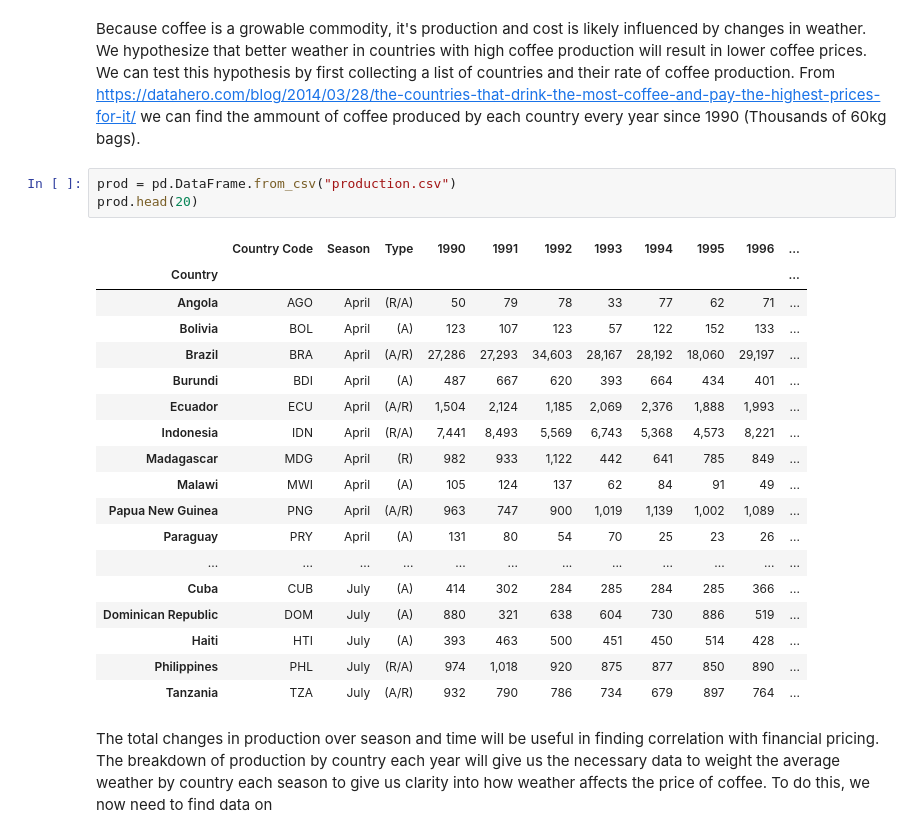
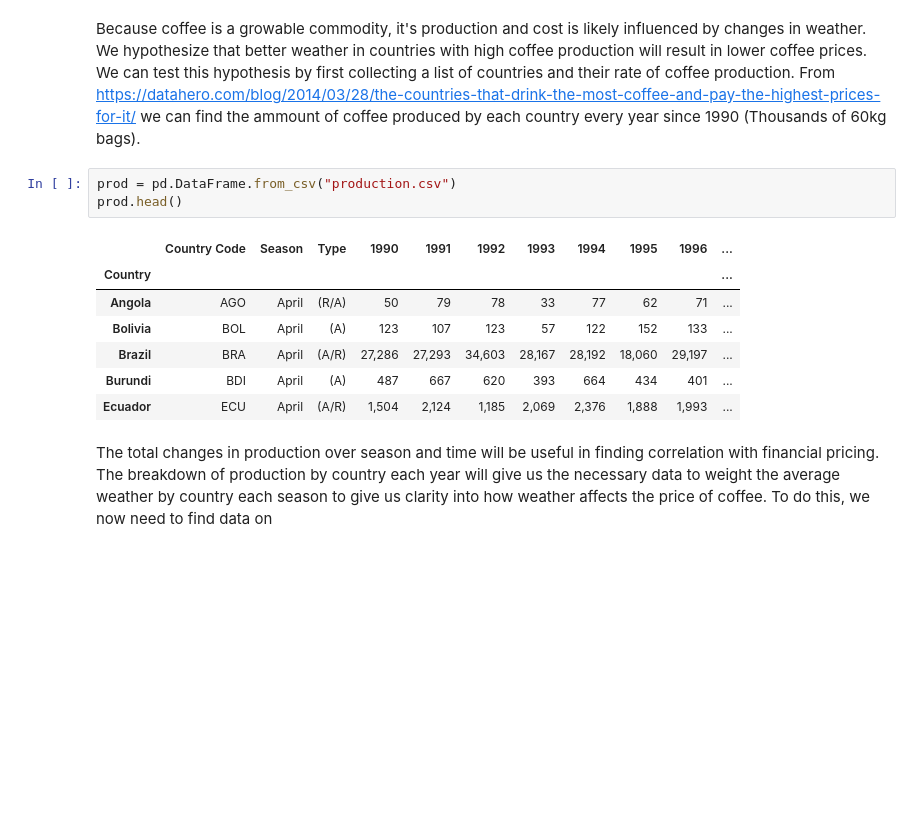
Before and after one commit to janezchen/coffee, a Jupyter notebook: coffee_weather.ipynb, the cells around one changed output. Cells and saved outputs as stored; diff of their text form; blank space fills up the shorter version.

```diff
--- a/coffee_weather.ipynb
+++ b/coffee_weather.ipynb
@@ -96,26 +99,15 @@ resources:
 Because coffee is a growable commodity, it's production and cost is likely influenced by changes in weather. We hypothesize that better weather in countries with high coffee production will result in lower coffee prices. We can test this hypothesis by first collecting a list of countries and their rate of coffee production. From https://datahero.com/blog/2014/03/28/the-countries-that-drink-the-most-coffee-and-pay-the-highest-prices-for-it/ we can find the ammount of coffee produced by each country every year since 1990 (Thousands of 60kg bags).
 # %%
 prod = pd.DataFrame.from_csv("production.csv")
-prod.head(20)
+prod.head()
 # %% [output]
 |  | Country Code | Season | Type | 1990 | 1991 | 1992 | 1993 | 1994 | 1995 | 1996 | ... |
 | Country |  |  |  |  |  |  |  |  |  |  | ... |
 | Angola | AGO | April | (R/A) | 50 | 79 | 78 | 33 | 77 | 62 | 71 | ... |
 | Bolivia | BOL | April | (A) | 123 | 107 | 123 | 57 | 122 | 152 | 133 | ... |
 | Brazil | BRA | April | (A/R) | 27,286 | 27,293 | 34,603 | 28,167 | 28,192 | 18,060 | 29,197 | ... |
 | Burundi | BDI | April | (A) | 487 | 667 | 620 | 393 | 664 | 434 | 401 | ... |
 | Ecuador | ECU | April | (A/R) | 1,504 | 2,124 | 1,185 | 2,069 | 2,376 | 1,888 | 1,993 | ... |
-| Indonesia | IDN | April | (R/A) | 7,441 | 8,493 | 5,569 | 6,743 | 5,368 | 4,573 | 8,221 | ... |
-| Madagascar | MDG | April | (R) | 982 | 933 | 1,122 | 442 | 641 | 785 | 849 | ... |
-| Malawi | MWI | April | (A) | 105 | 124 | 137 | 62 | 84 | 91 | 49 | ... |
-| Papua New Guinea | PNG | April | (A/R) | 963 | 747 | 900 | 1,019 | 1,139 | 1,002 | 1,089 | ... |
-| Paraguay | PRY | April | (A) | 131 | 80 | 54 | 70 | 25 | 23 | 26 | ... |
-| ... | ... | ... | ... | ... | ... | ... | ... | ... | ... | ... | ... |
-| Cuba | CUB | July | (A) | 414 | 302 | 284 | 285 | 284 | 285 | 366 | ... |
-| Dominican Republic | DOM | July | (A) | 880 | 321 | 638 | 604 | 730 | 886 | 519 | ... |
-| Haiti | HTI | July | (A) | 393 | 463 | 500 | 451 | 450 | 514 | 428 | ... |
-| Philippines | PHL | July | (R/A) | 974 | 1,018 | 920 | 875 | 877 | 850 | 890 | ... |
-| Tanzania | TZA | July | (A/R) | 932 | 790 | 786 | 734 | 679 | 897 | 764 | ... |
 # %% [markdown]
 The total changes in production over season and time will be useful in finding correlation with financial pricing. The breakdown of production by country each year will give us the necessary data to weight the average weather by country each season to give us clarity into how weather affects the price of coffee. To do this, we now need to find data on
 # %% [markdown]
```
Also changed, not shown: parts of 8 cells of this notebook, 1 other file.
